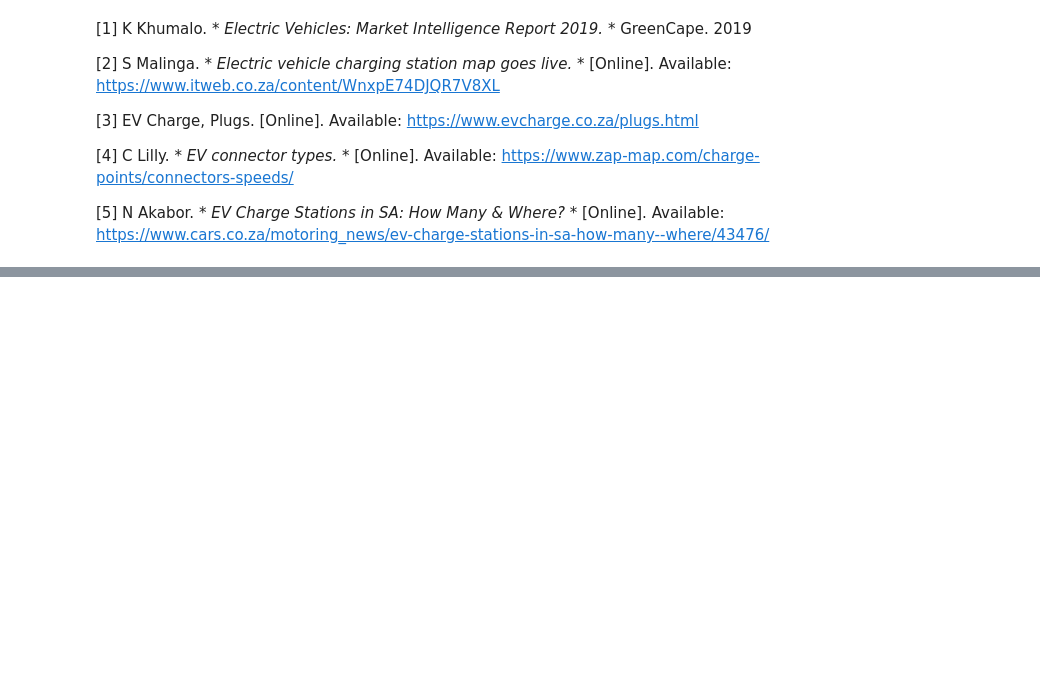
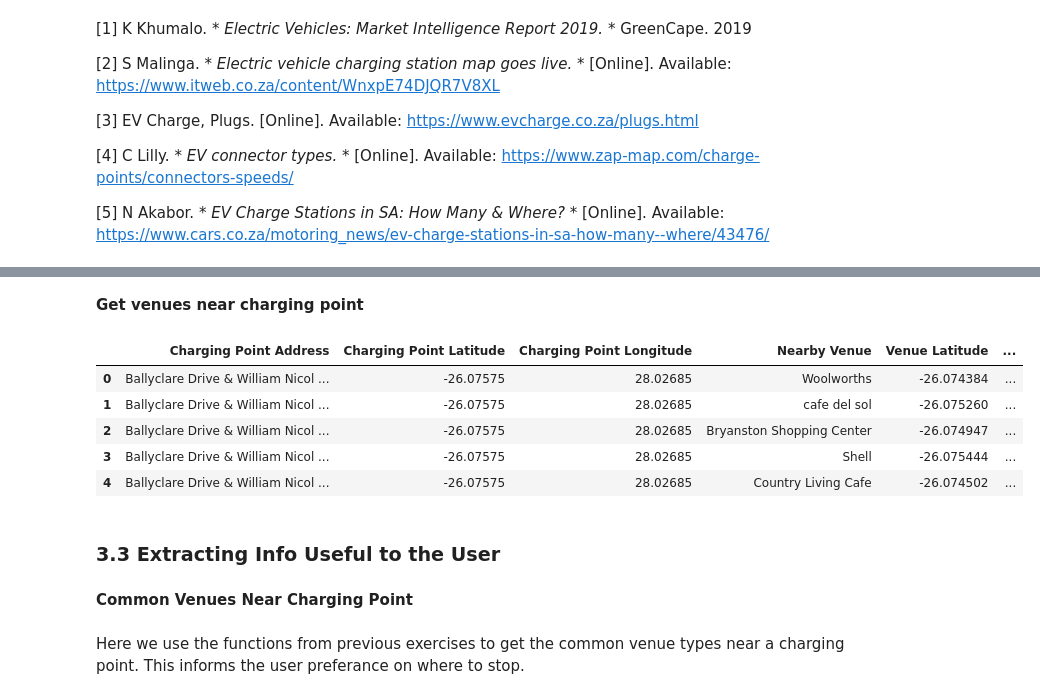
Before and after one commit to VuyoD/Cousera_Capstone, a Jupyter notebook: Capstone Project.ipynb, the cells around one changed output, grey strips where cells are left out. Saved outputs shown, nothing was run; the diff lists cells and outputs as text; code cells hidden in the pictures; blank space fills up the shorter version.

```diff
--- a/Capstone Project.ipynb
+++ b/Capstone Project.ipynb
@@ -40,0 +211,32 @@ This will allow a user to see what types of venues are available near a certain
+# %%
+#BING key for Basic API access
+BING_KEY = 'AqYNuss_blAGw-RBd4kXHji7xARUIUAGrPsEvClh5HkPBPhy3lCIN2gV-R-J4ykJ'
+# %%
+# initialize bing geocooders object
+b = geocoders.Bing(BING_KEY)
+adr_data = None
+location = ''
+location_lat = 0
+location_lng = 0
+
+charge_station = pd.DataFrame (columns = ['Address', 'Latitude', 'Longitude'])
+
+
+for z in range(0, (charge_station_address.shape[0])):
+
+    address = charge_station_address.iloc[z,0]
+
+    #get address location data
+    try:
+        adr_data = b.geocode(address, exactly_one=False)
+
+        if (adr_data != None):
+            location = adr_data[0].address
+            location_lat = adr_data[0].latitude
+            location_lng = adr_data[0].longitude
+            adr_data = None
+    except:
+        print('Address: {} did not return the location data from Bing'.format(address))
+
+    #add the coordinates and full address description to the dataframe
+    charge_station = charge_station.append(({"Address":location, "Latitude":location_lat, "Longitude":location_lng}), ignore_index = True)
@@ -40,0 +252,2 @@ This will allow a user to see what types of venues are available near a certain
+# %% [markdown]
+**Get venues near charging point**
@@ -40,0 +300,21 @@ This will allow a user to see what types of venues are available near a certain
+# %%
+#venues in the 200m radius of each charging point
+charge_point_venues = getNearbyVenues(names=charge_station['Address'],
+                                   latitudes=charge_station['Latitude'],
+                                   longitudes=charge_station['Longitude']
+                                  )
+# %%
+charge_point_venues.head()
+# %% [output]
+|  | Charging Point Address | Charging Point Latitude | Charging Point Longitude | Nearby Venue | Venue Latitude | ... |
+| 0 | Ballyclare Drive & William Nicol ... | -26.07575 | 28.02685 | Woolworths | -26.074384 | ... |
+| 1 | Ballyclare Drive & William Nicol ... | -26.07575 | 28.02685 | cafe del sol | -26.075260 | ... |
+| 2 | Ballyclare Drive & William Nicol ... | -26.07575 | 28.02685 | Bryanston Shopping Center | -26.074947 | ... |
+| 3 | Ballyclare Drive & William Nicol ... | -26.07575 | 28.02685 | Shell | -26.075444 | ... |
+| 4 | Ballyclare Drive & William Nicol ... | -26.07575 | 28.02685 | Country Living Cafe | -26.074502 | ... |
+# %% [markdown]
+### 3.3 Extracting Info Useful to the User
+# %% [markdown]
+**Common Venues Near Charging Point**
+# %% [markdown]
+Here we use the functions from previous exercises to get the common venue types near a charging point. This informs the user preferance on where to stop.
```
Also changed, not shown: parts of 38 cells of this notebook.
